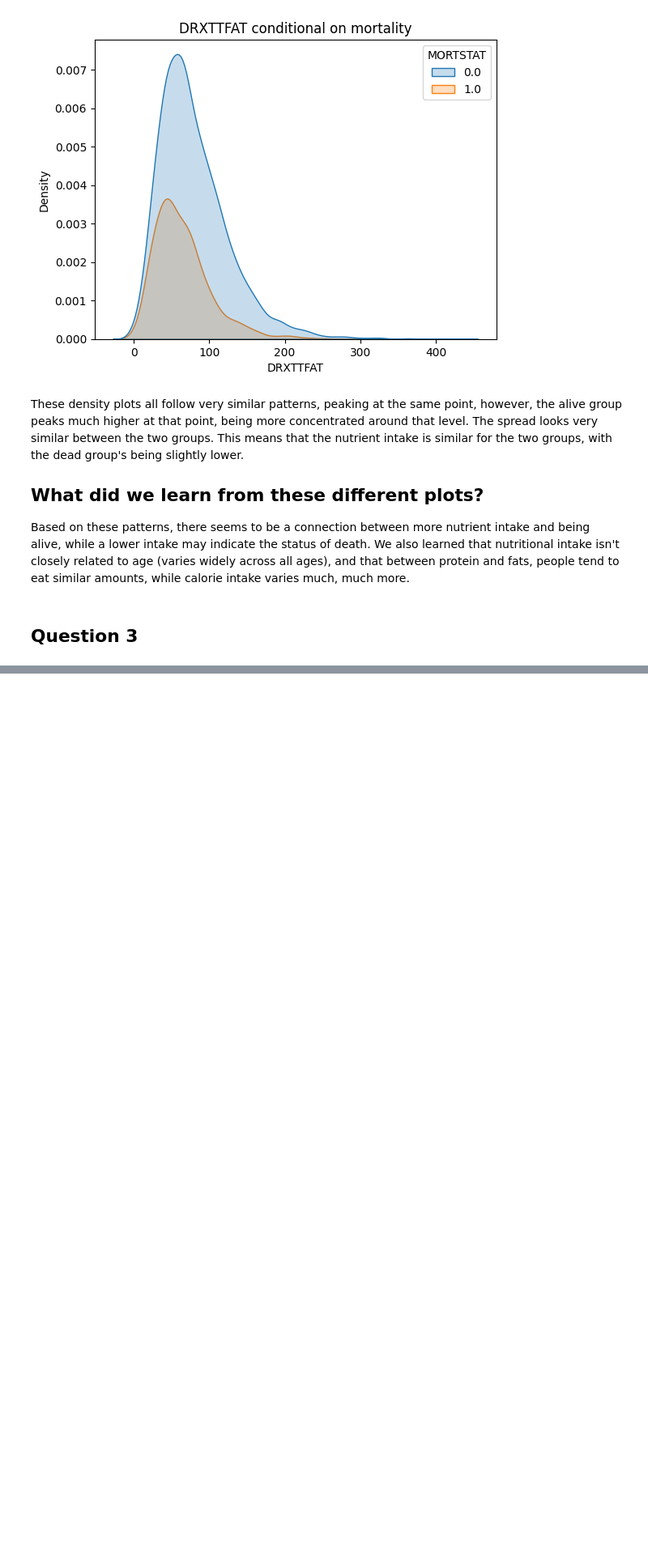
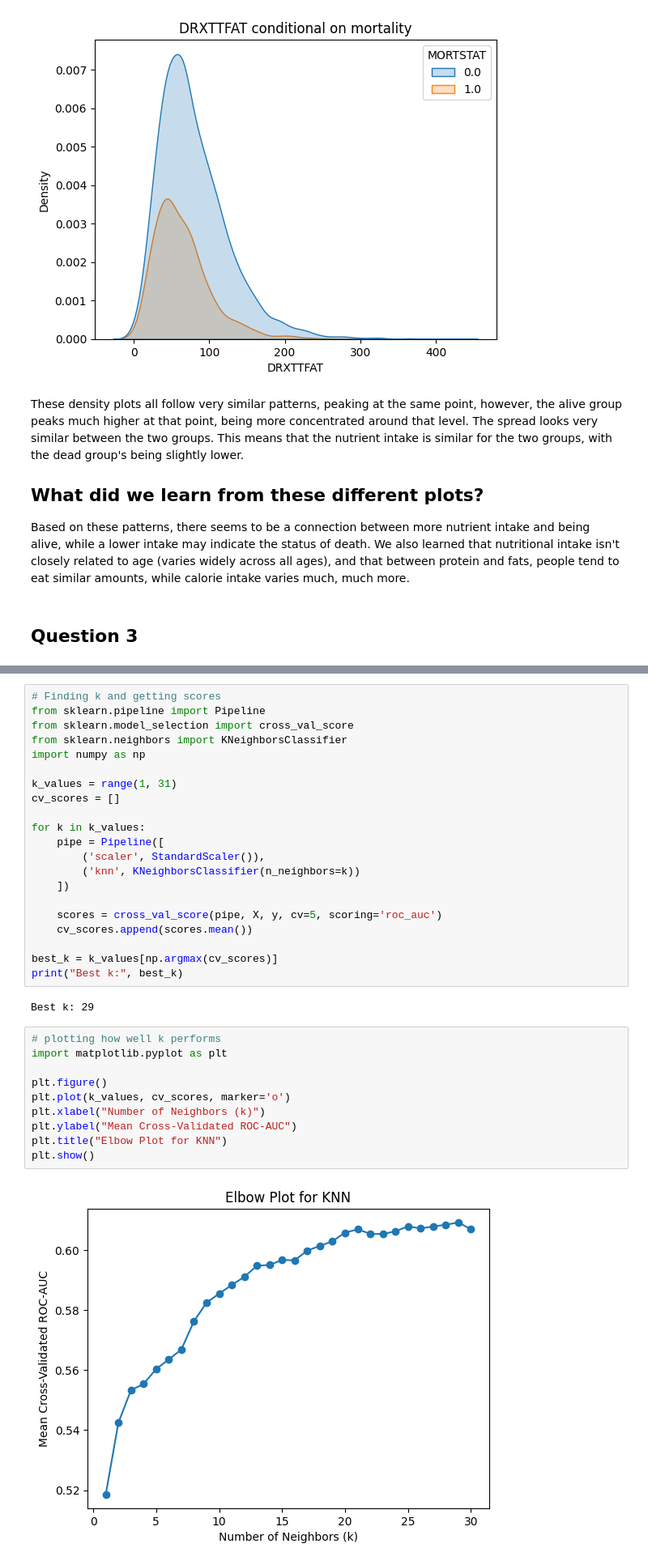
Before and after one commit to lainegoldmacher1/DS3021-project-1, a Jupyter notebook: project_1_bsds_part1.ipynb, the cells around one changed output, grey strips where cells are left out. Shown at 81% size. Drawn from its saved outputs; the diff is of its cells as text; blank space fills up the shorter version.

```diff
--- a/project_1_bsds_part1.ipynb
+++ b/project_1_bsds_part1.ipynb
@@ -582,0 +606,35 @@ Based on these patterns, there seems to be a connection between more nutrient in
+# %%
+# Finding k and getting scores
+from sklearn.pipeline import Pipeline
+from sklearn.model_selection import cross_val_score
+from sklearn.neighbors import KNeighborsClassifier
+import numpy as np
+
+k_values = range(1, 31)
+cv_scores = []
+
+for k in k_values:
+    pipe = Pipeline([
+        ('scaler', StandardScaler()),
+        ('knn', KNeighborsClassifier(n_neighbors=k))
+    ])
+
+    scores = cross_val_score(pipe, X, y, cv=5, scoring='roc_auc')
+    cv_scores.append(scores.mean())
+
+best_k = k_values[np.argmax(cv_scores)]
+print("Best k:", best_k)
+# %% [output]
+Best k: 29
+# %%
+# plotting how well k performs
+import matplotlib.pyplot as plt
+
+plt.figure()
+plt.plot(k_values, cv_scores, marker='o')
+plt.xlabel("Number of Neighbors (k)")
+plt.ylabel("Mean Cross-Validated ROC-AUC")
+plt.title("Elbow Plot for KNN")
+plt.show()
+# %% [output]
+[figure, added]
```
Also changed, not shown: parts of 4 cells of this notebook.
